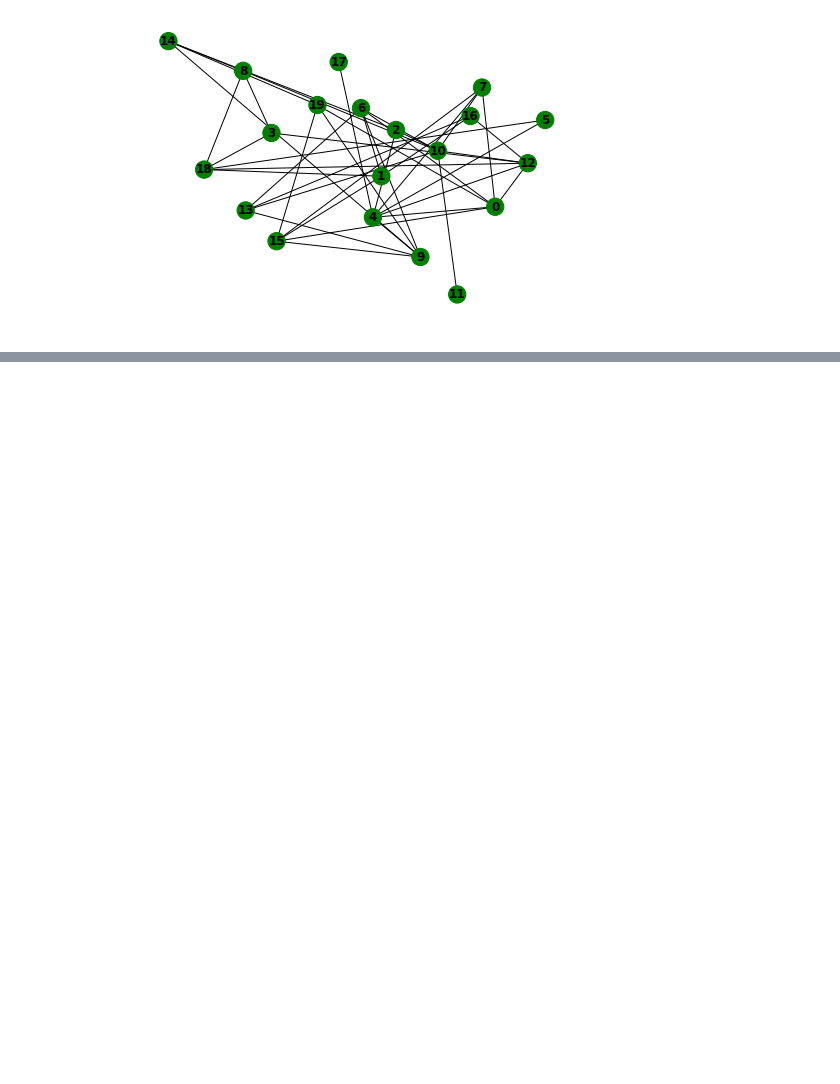
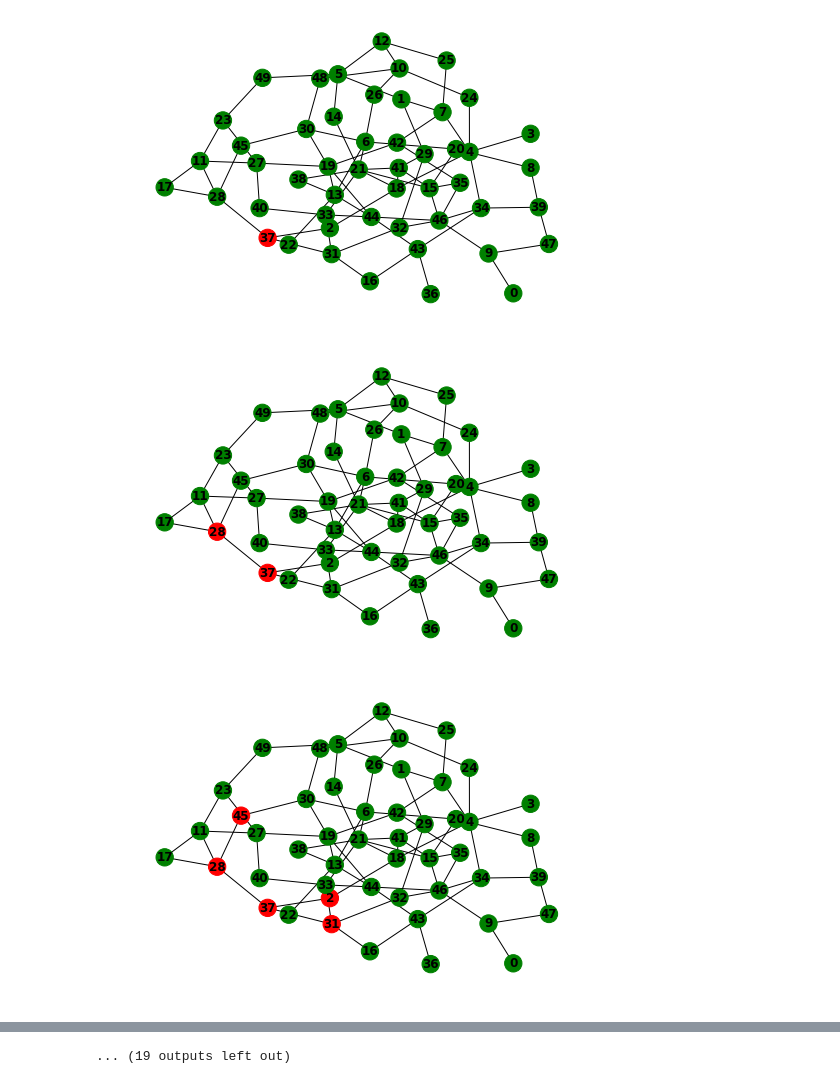
Before and after one commit to are2019-l0-a1a2/ARE-la-Grippe, a Jupyter notebook: ProjetARE.ipynb, the cells around one changed output, grey strips where cells are left out. Cells and saved outputs as stored; diff of their text form; code cells hidden in the pictures; blank space fills up the shorter version.

```diff
--- a/ProjetARE.ipynb
+++ b/ProjetARE.ipynb
@@ -81,13 +81,13 @@ def draw_pop(g,pos,colors): #Dessine le graphique de la population
     plt.show()
 # %%
-def update_population(popu,counters): #Update la population
+def update_population(popu,counters,g): #Update la population
     for p in popu:
         if popu[p] == 1:
             if counters[p] < 7:
                 counters[p] += 1
-                edges = list(G.edges(p))
+                edges = list(g.edges(p))
                 for n1,n2 in edges:
-                    ch_inf = random.randint(1,10)
+                    ch_inf = random.randint(1,3)
                     if (ch_inf == 1) and (popu[n2] == 0):
                         popu[n2] = 1
             else:
@@ -101,6 +101,6 @@ def update_population(popu,counters): #Update la population
                 counters[p] = 0
     return popu, counters
 # %%
-def update_graph(popu,g,pos): #Update le graphique
+def update_graph(popu,g,pos,j): #Update le graphique
     colors = set_colors(popu)
-    draw_pop(g,pos,colors)
+    draw_pop(g,pos,colors,j)
@@ -109,7 +107,22 @@ NEW_POPU, NEW_COUNTER = update_population(POPU,COUNTER)
-# %%
-OLD_POPU = NEW_POPU
-OLD_COUNTER = NEW_COUNTER
-NEW_POPU, NEW_COUNTER = update_population(OLD_POPU,OLD_COUNTER)
-update_graph(NEW_POPU,G,POS)
-# %% [output]
-[figure, removed]
+# %%
+def init_simul(nb_pop,nb_inf,var_graph): #Initialise la simulation et la retourne
+    popu = create_popu(nb_pop,nb_inf)
+    counters = create_counters(popu)
+    g, pos = graph_popu(popu,var_graph)
+    update_graph(popu,g,pos,"init")
+    simul = (popu,counters,g,pos)
+    return simul
+# %%
+def run_simul(simul,days): #Fais tourner la simulation
+    popu, counters, g, pos = simul
+    old_popu = popu
+    old_counters = counters
+    for j in range(days):
+        new_popu, new_counters = update_population(old_popu,old_counters,g)
+        update_graph(new_popu,g,pos,j)
+# %%
+run_simul(init_simul(50,1,0.07),30)
+# %% [output]
+[figure, added]
+[figure, added]
+[figure, added]
@@ -115,0 +138 @@ update_graph(NEW_POPU,G,POS)
+... (19 outputs left out)
```
Also changed, not shown: parts of 10 cells of this notebook.
